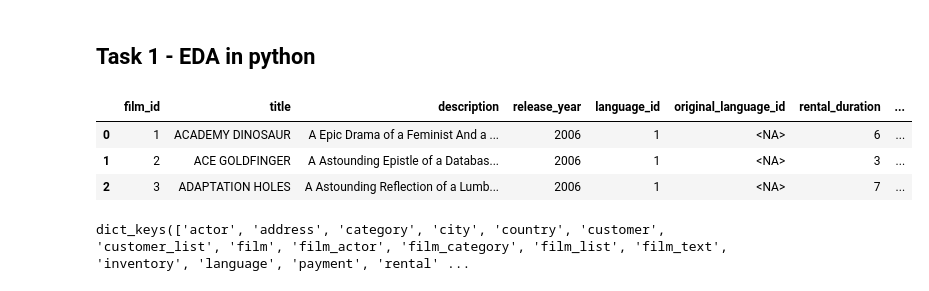
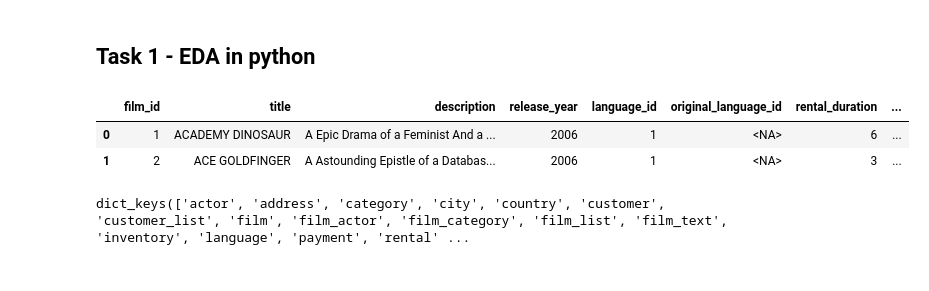
Before and after one commit to Skoga02/SQL_julius_falt_skoglund_de25, a Jupyter notebook: laborations/lab1.1/test.ipynb, the cells around one changed output. Drawn from its saved outputs; the diff is of its cells as text; code cells hidden in the pictures.

```diff
--- a/laborations/lab1.1/test.ipynb
+++ b/laborations/lab1.1/test.ipynb
@@ -5,22 +5,21 @@
 # %%
 import duckdb
 from pathlib import Path
 
 duckdb_path = "data/sakila.duckdb"
 Path(duckdb_path).unlink(missing_ok=True)
 
 with duckdb.connect(duckdb_path) as conn, open("sql/load_sakila.sql") as ingest_script:
     conn.sql(ingest_script.read())
 
     description = conn.sql("DESC;").df()
     films = conn.sql("FROM film;").df()
 
-films.head(3)
+films.head(2)
 # %% [output]
 |  | film_id | title | description | release_year | language_id | original_language_id | rental_duration | ... |
 | 0 | 1 | ACADEMY DINOSAUR | A Epic Drama of a Feminist And a ... | 2006 | 1 | <NA> | 6 | ... |
 | 1 | 2 | ACE GOLDFINGER | A Astounding Epistle of a Databas... | 2006 | 1 | <NA> | 3 | ... |
-| 2 | 3 | ADAPTATION HOLES | A Astounding Reflection of a Lumb... | 2006 | 1 | <NA> | 7 | ... |
 # %%
 dfs = {}
 
```
Also changed, not shown: parts of 1 cell of this notebook, 5 other files.
